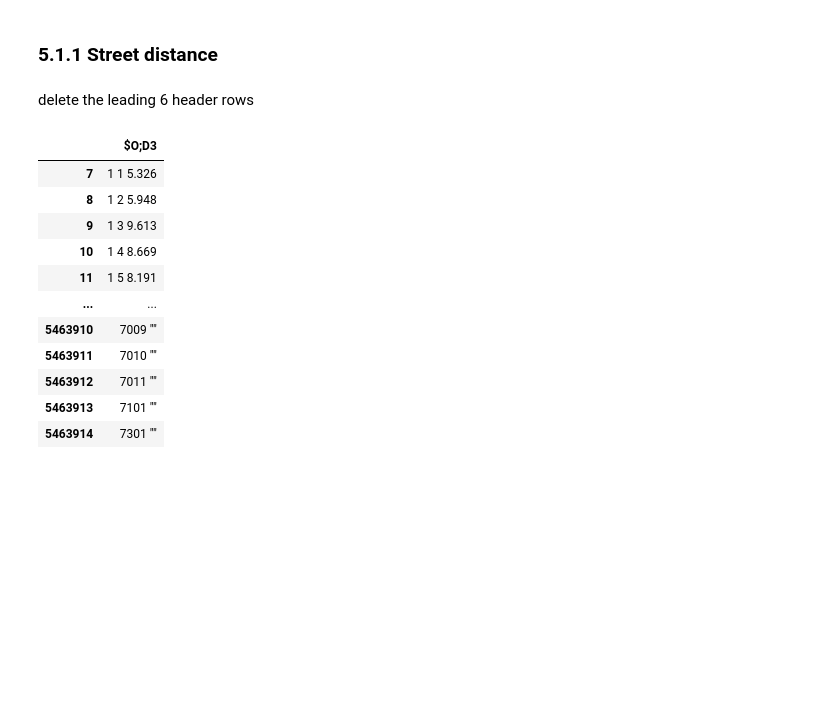
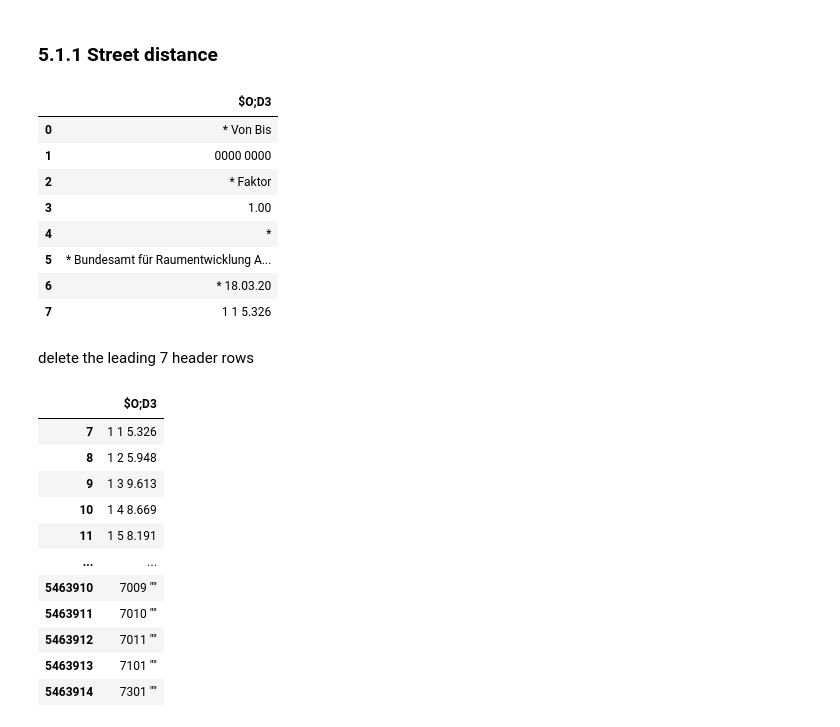
Before and after one commit to Icelander169/MasterThesis, a Jupyter notebook: ETL_Influence_factors.ipynb, the cells around one changed output. Drawn from its saved outputs; the diff is of its cells as text; code cells hidden in the pictures; blank space fills up the shorter version.

```diff
--- a/ETL_Influence_factors.ipynb
+++ b/ETL_Influence_factors.ipynb
@@ -399,8 +372,20 @@ time_pt
 ## **5.1 Distance + time matrices**
 # %% [markdown]
 ### 5.1.1 Street distance
+# %%
+dist_st.iloc[0:8]
+# %% [output]
+|  | $O;D3 |
+| 0 | * Von Bis |
+| 1 | 0000 0000 |
+| 2 | * Faktor |
+| 3 | 1.00 |
+| 4 | * |
+| 5 | * Bundesamt für Raumentwicklung A... |
+| 6 | * 18.03.20 |
+| 7 | 1 1 5.326 |
 # %% [markdown]
-delete the leading 6 header rows
+delete the leading 7 header rows
 # %%
 dist_st.drop(dist_st.index[0:7], inplace=True)
 dist_st
```
Also changed, not shown: parts of 30 cells of this notebook.
